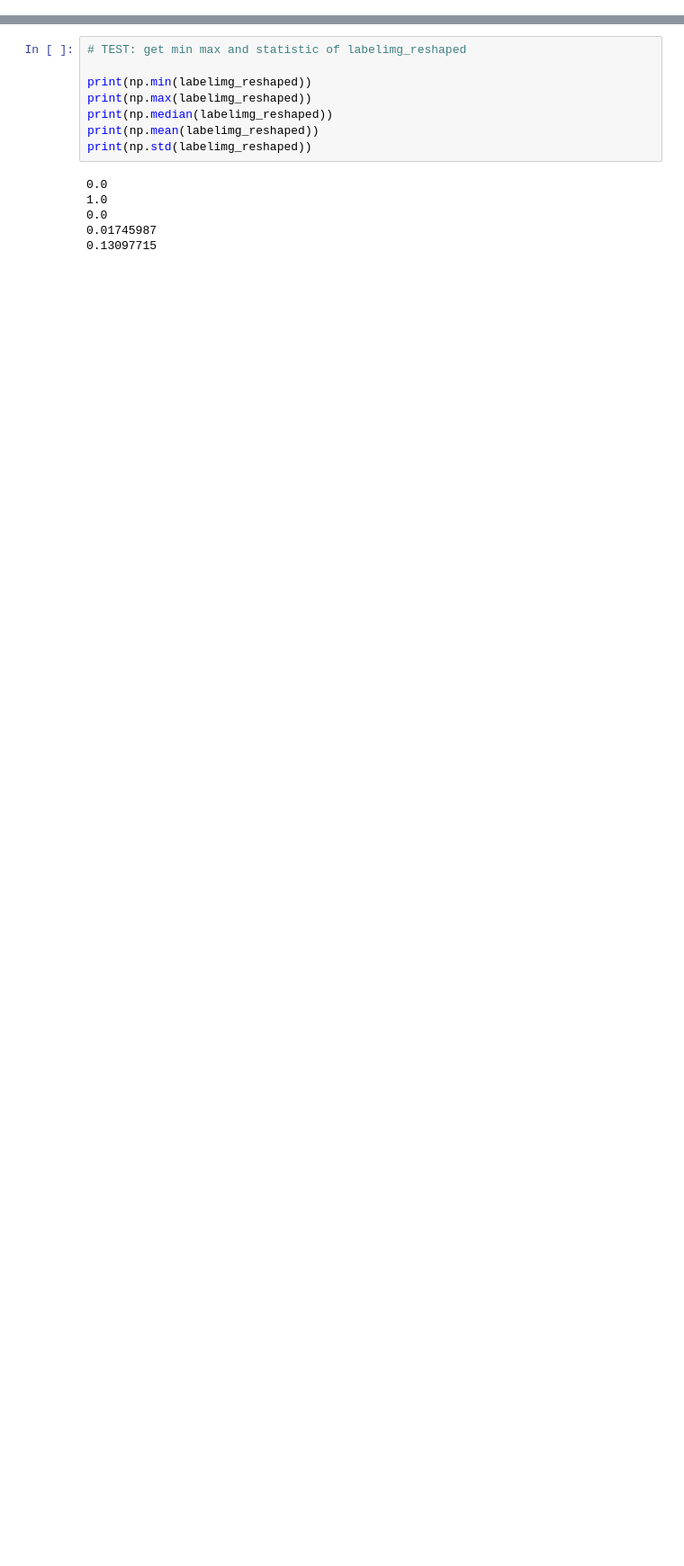
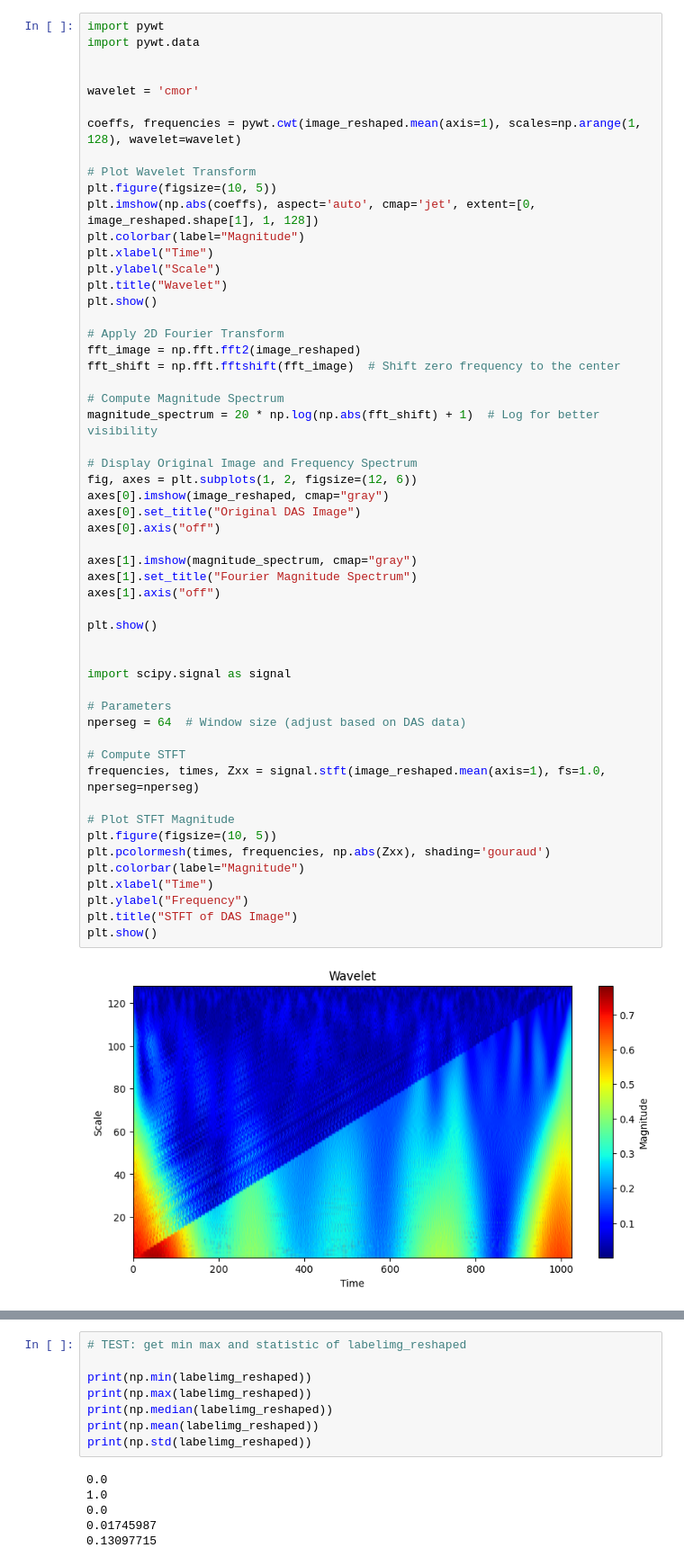
Before and after one commit to FarizKesten/CppPackagingExamples, a Jupyter notebook: TestSeg.ipynb, the cells around one changed output, grey strips where cells are left out. Shown at 90% size. Saved outputs shown, nothing was run; the diff lists cells and outputs as text; blank space fills up the shorter version.

```diff
--- a/TestSeg.ipynb
+++ b/TestSeg.ipynb
@@ -55,0 +45,56 @@ plt.show()
+# %%
+import pywt
+import pywt.data
+
+
+wavelet = 'cmor'
+
+coeffs, frequencies = pywt.cwt(image_reshaped.mean(axis=1), scales=np.arange(1, 128), wavelet=wavelet)
+
+# Plot Wavelet Transform
+plt.figure(figsize=(10, 5))
+plt.imshow(np.abs(coeffs), aspect='auto', cmap='jet', extent=[0, image_reshaped.shape[1], 1, 128])
+plt.colorbar(label="Magnitude")
+plt.xlabel("Time")
+plt.ylabel("Scale")
+plt.title("Wavelet")
+plt.show()
+
+# Apply 2D Fourier Transform
+fft_image = np.fft.fft2(image_reshaped)
+fft_shift = np.fft.fftshift(fft_image)  # Shift zero frequency to the center
+
+# Compute Magnitude Spectrum
+magnitude_spectrum = 20 * np.log(np.abs(fft_shift) + 1)  # Log for better visibility
+
+# Display Original Image and Frequency Spectrum
+fig, axes = plt.subplots(1, 2, figsize=(12, 6))
+axes[0].imshow(image_reshaped, cmap="gray")
+axes[0].set_title("Original DAS Image")
+axes[0].axis("off")
+
+axes[1].imshow(magnitude_spectrum, cmap="gray")
+axes[1].set_title("Fourier Magnitude Spectrum")
+axes[1].axis("off")
+
+plt.show()
+
+
+import scipy.signal as signal
+
+# Parameters
+nperseg = 64  # Window size (adjust based on DAS data)
+
+# Compute STFT
+frequencies, times, Zxx = signal.stft(image_reshaped.mean(axis=1), fs=1.0, nperseg=nperseg)
+
+# Plot STFT Magnitude
+plt.figure(figsize=(10, 5))
+plt.pcolormesh(times, frequencies, np.abs(Zxx), shading='gouraud')
+plt.colorbar(label="Magnitude")
+plt.xlabel("Time")
+plt.ylabel("Frequency")
+plt.title("STFT of DAS Image")
+plt.show()
+# %% [output]
+[figure, added]
```
Also changed, not shown: parts of 7 cells of this notebook.
